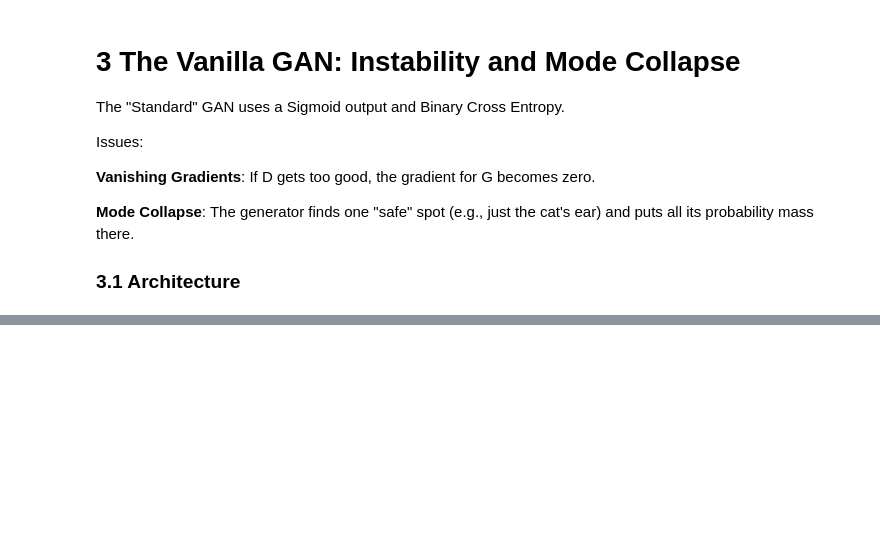
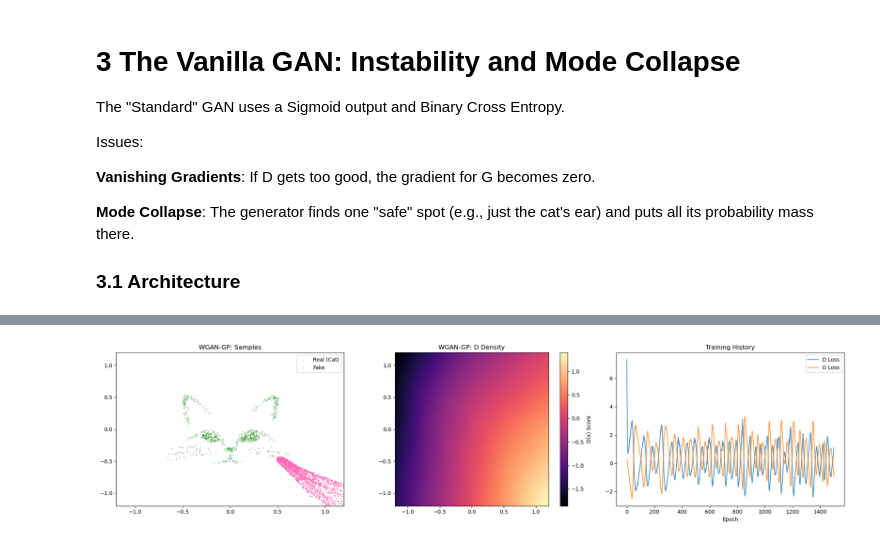
Before and after one commit to rajit906/ATML2026_DGM, a Jupyter notebook: week6/solutions.ipynb, the cells around one changed output, grey strips where cells are left out. Saved outputs shown, nothing was run; the diff lists cells and outputs as text; code cells hidden in the pictures; blank space fills up the shorter version.

```diff
--- a/week6/solutions.ipynb
+++ b/week6/solutions.ipynb
@@ -138 +289,55 @@ class Discriminator(nn.Module):
+# %%
+def get_gp(D, real, fake):
+    alpha = torch.rand(real.size(0), 1).to(device)
+    interp = (alpha * real + (1 - alpha) * fake).requires_grad_(True)
+    d_interp = D(interp)
+    grad = torch.autograd.grad(outputs=d_interp, inputs=interp,
+                               grad_outputs=torch.ones_like(d_interp),
+                               create_graph=True, retain_graph=True)[0]
+    return ((grad.norm(2, dim=1) - 1) ** 2).mean() * 10.0
+
+# Training Config
+n_critic = 2 # Standard WGAN practice: train D more often than G
+G = Generator().to(device)
+D = Discriminator(use_sigmoid=False).to(device)
+
+# Use lower betas for WGAN-GP to reduce momentum-induced oscillations. Also smaller learning rate.
+opt_G = optim.Adam(G.parameters(), lr=lr/2, betas=(0.5, 0.9))
+opt_D = optim.Adam(D.parameters(), lr=lr/2, betas=(0.5, 0.9))
+
+history = {'d_loss': [], 'g_loss': []}
+
+for epoch in range(epochs):
+    # --- 1. Train Discriminator (Critic) n_critic times ---
+    for _ in range(n_critic):
+        real_data = get_cat_samples(batch_size).to(device)
+        z = torch.randn(batch_size, 2).to(device)
+        fake_data = G(z).detach() # Use detach to avoid training G here
+
+        opt_D.zero_grad()
+        # WGAN Loss: Maximize (D(real) - D(fake)) -> Minimize (-D(real) + D(fake))
+        d_real = D(real_data)
+        d_fake = D(fake_data)
+        gp = get_gp(D, real_data, fake_data)
+
+        loss_D = -torch.mean(d_real) + torch.mean(d_fake) + gp
+        loss_D.backward()
+        opt_D.step()
+
+    # --- 2. Train Generator once ---
+    opt_G.zero_grad()
+    z = torch.randn(batch_size, 2).to(device)
+    fake_data = G(z)
+
+    # G wants to maximize Critic score for fakes
+    loss_G = -torch.mean(D(fake_data))
+    loss_G.backward()
+    opt_G.step()
+
+    history['d_loss'].append(loss_D.item())
+    history['g_loss'].append(loss_G.item())
+
+plot_results(G, D, history, "WGAN-GP")
+# %% [output]
+[figure, added]
 # %% [markdown]
```
Also changed, not shown: parts of 13 cells of this notebook.
